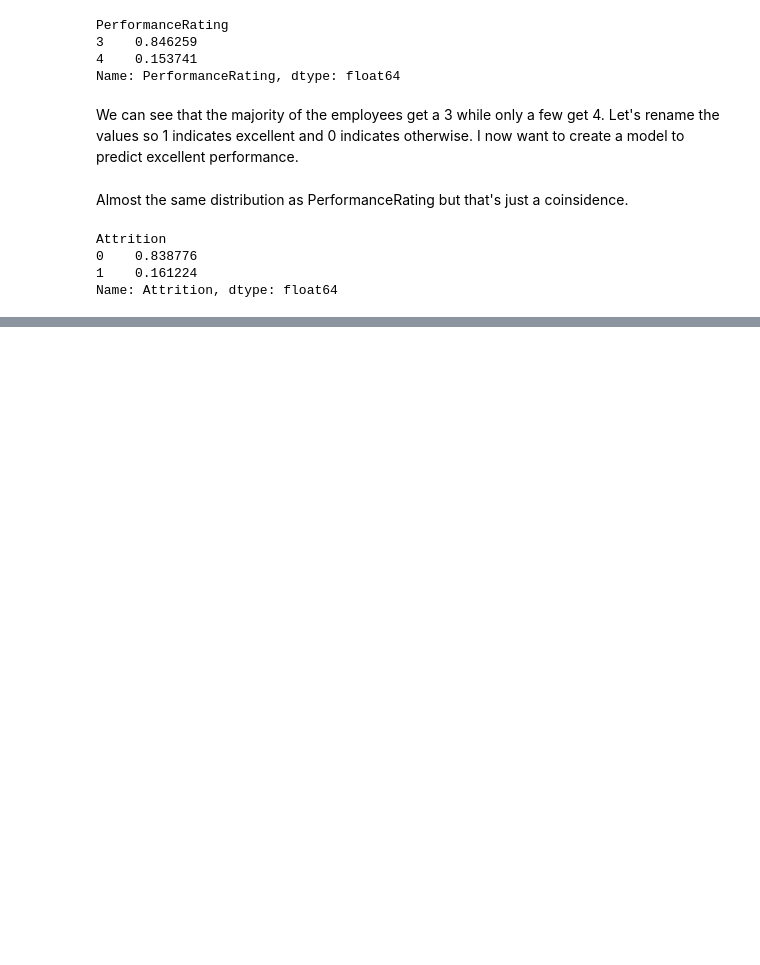
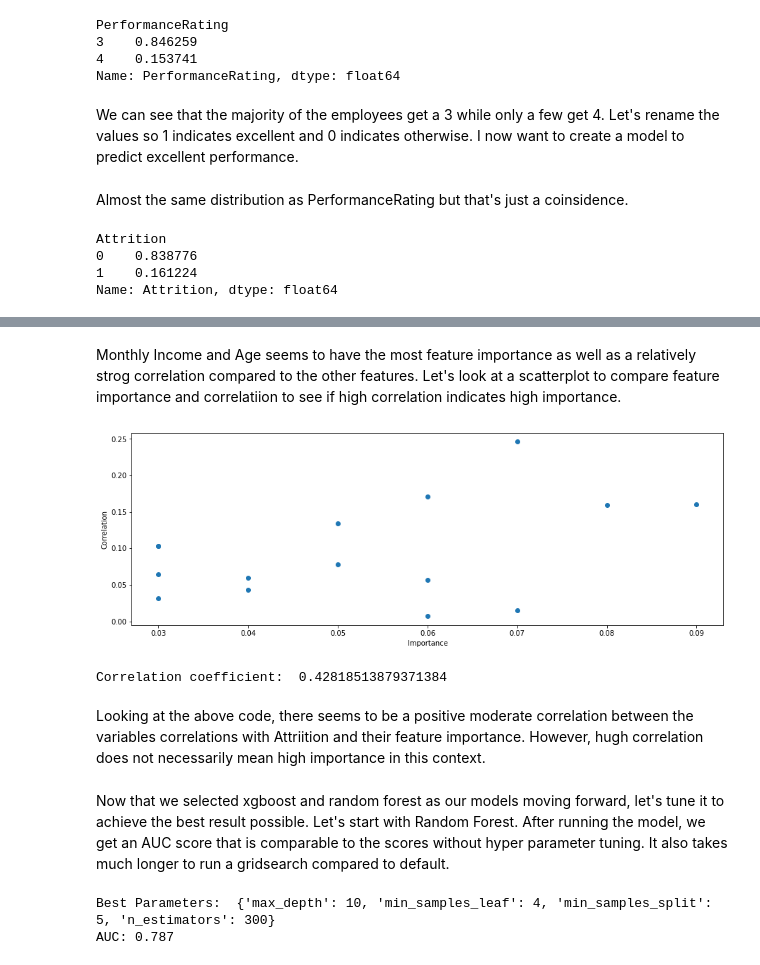
Before and after one commit to mmacrides/Personal-Projects, a Jupyter notebook: Employee Attrition - Machine Learning/EmployeeAttrition.ipynb, the cells around one changed output, grey strips where cells are left out. Saved outputs shown, nothing was run; the diff lists cells and outputs as text; code cells hidden in the pictures; blank space fills up the shorter version.

```diff
--- a/Employee Attrition - Machine Learning/EmployeeAttrition.ipynb
+++ b/Employee Attrition - Machine Learning/EmployeeAttrition.ipynb
@@ -324,0 +321,3 @@ Now that we selected gradient boosting as our model moving forward, let's tune i
+# %%
+features_small = feature(features, 'Random Forest')
+features_small
@@ -325,3 +341,23 @@ Now that we selected gradient boosting as our model moving forward, let's tune i
+# %% [markdown]
+Monthly Income and Age seems to have the most feature importance as well as a relatively strog correlation compared to the other features. Let's look at a scatterplot to compare feature importance and correlatiion to see if high correlation indicates high importance.
+# %%
+# Convert correlation to absolute value for the scatterplot
+features_small['Correlation'] = features_small['Correlation'].abs()
+plt.scatter(features_small['Importance'], features_small['Correlation'])
+plt.xlabel('Importance')
+plt.ylabel('Correlation')
+plt.show()
+corr = features_small['Importance'].corr(features_small['Correlation'])
+
+# Display the correlation coefficient
+print("Correlation coefficient: ", corr)
+# %% [output]
+[figure, added]
+Correlation coefficient:  0.42818513879371384
+# %% [markdown]
+Looking at the above code, there seems to be a positive moderate correlation between the variables correlations with Attriition and their feature importance. However, hugh correlation does not necessarily mean high importance in this context.
+# %% [markdown]
+Now that we selected xgboost and random forest as our models moving forward, let's tune it to achieve the best result possible. Let's start with Random Forest. After running the model, we get an AUC score that is comparable to the scores without hyper parameter tuning. It also takes much longer to run a gridsearch compared to default.
 # %%
 # split the data into training and testing sets, with stratification - to ensure that the distribution is the same for train and test
 x_train_0, x_test_0, y_train_0, y_test_0 = train_test_split(x[y==0], y[y==0], test_size=0.5, stratify=y[y==0])
@@ -332,23 +368,29 @@ x_train = pd.concat([x_train_0, x_train_1], axis=0)
 x_test = pd.concat([x_test_0, x_test_1], axis=0)
 y_train = pd.concat([y_train_0, y_train_1], axis=0)
 y_test = pd.concat([y_test_0, y_test_1], axis=0)
+
 # Define the parameter grid to search
 param_grid = {
-    'n_estimators': [50, 100, 200],
-    'max_depth': [3, 5, 10, 20, 30],
-    'min_samples_split': [2, 5, 10, 20],
-    'min_samples_leaf': [1, 2, 4]
+    'n_estimators': [100, 200, 300],
+    'max_depth': [3, 5, 10, 15],
+    'min_samples_split': [2, 5, 10],
+    'min_samples_leaf': [2, 4, 6],
 }
 
-# Create a random forest classifier
-rf = RandomForestClassifier(random_state=42)
+# Create the GridSearchCV object
+grid_search = GridSearchCV(estimator = RandomForestClassifier(), param_grid=param_grid, cv=3, scoring = 'roc_auc')
 
-# Define the GridSearchCV object with AUC score as the scoring metric
-grid_search = GridSearchCV(rf, param_grid, scoring='roc_auc', cv=5, n_jobs=-1)
-
-# Fit the GridSearchCV object on the data
+# Fit the GridSearchCV object to the training data
 grid_search.fit(x_train, y_train)
 
-# Print the best hyperparameters and the corresponding AUC score
-print("Best Hyperparameters: ", grid_search.best_params_)
-print("Best AUC Score: ", grid_search.best_score_)
+# Print the best parameters and best score
+print("Best Parameters: ", grid_search.best_params_)
+
+# Evaluate the best model on the test data
+best_model = grid_search.best_estimator_
+y_pred_proba = best_model.predict_proba(x_test)[:, 1] # assuming your target variable is binary 0 or 1
+auc = roc_auc_score(y_test, y_pred_proba)
+print('AUC: %.3f' % auc)
+# %% [output]
+Best Parameters:  {'max_depth': 10, 'min_samples_leaf': 4, 'min_samples_split': 5, 'n_estimators': 300}
+AUC: 0.787
```
Also changed, not shown: parts of 38 cells of this notebook, 4 other files.
